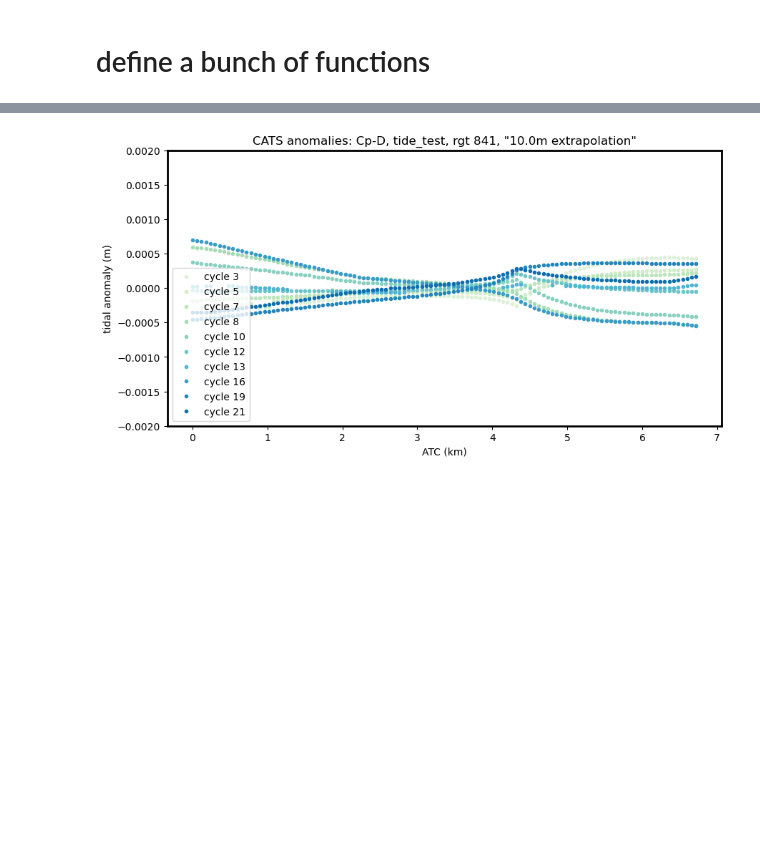
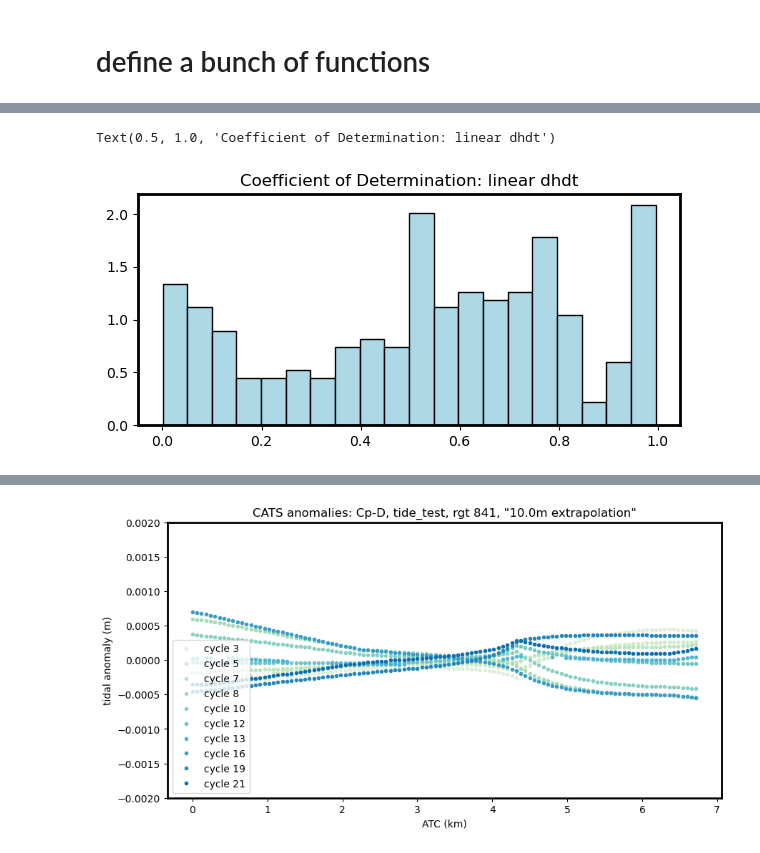
Before and after one commit to chancelorr/pinning-points, a Jupyter notebook: rpt_track_atl11.ipynb, the cells around one changed output, grey strips where cells are left out. Saved outputs shown, nothing was run; the diff lists cells and outputs as text; code cells hidden in the pictures; blank space fills up the shorter version.

```diff
--- a/rpt_track_atl11.ipynb
+++ b/rpt_track_atl11.ipynb
@@ -73,8 +72,8 @@ because NSIDC needs 4326 polygons
 '\n\nTerrible process\nyou have to export polygons as 4326 from QGIS\nThen you can force import them as 4326 and convert to 3031\n\nbecause NSIDC needs 4326 polygons\n'
 # %%
 basin = 'Cp-D'
-region='test'
-an_rgt_dict = {'test': 727, 'totten': 1352, 'chugunov': 537, 'tide_test': 841, 'tide_test_2': 1047}
+region='totten_gl_pp'
+an_rgt_dict = {'test': 727, 'totten': 1352, 'chugunov': 537, 'tide_test': 841, 'tide_test_2': 1047, 'totten_gl_pp': 262, 'totten_gl_sl': 87}
 track = an_rgt_dict[region]
 # %%
 #shape for the subsetting
@@ -524,5 +543,5 @@ Wall time: 6.79 ms
 # %%
 %%time
 datadict, gdf_gts, dfh_all = get_data(track)
-ds = datadict['pt2']
+ds = datadict['pt3']
 # %% [output]
@@ -531,3 +588,16 @@ Wall time: 137 ms
+# %%
+h_ano = ds.h_ano
+h_ano_lin = h_ano.polyfit('cycle_number', deg=1, skipna=True);
+m, b = h_ano_lin.sel(degree=1).polyfit_coefficients, h_ano_lin.sel(degree=0).polyfit_coefficients
+h_plot = m
+h_hat = h_ano.cycle_number*m+b
+r2 = 1-((h_ano - h_hat)**2).sum(dim='cycle_number')/((h_ano - h_ano.mean(dim='cycle_number'))**2).sum(dim='cycle_number')
+fig, ax = plt.subplots(figsize=[7, 3])
+ax.hist(r2, 20, edgecolor='black', color='lightblue', density=True);
+ax.set_title('Coefficient of Determination: linear dhdt')
+# %% [output]
+Text(0.5, 1.0, 'Coefficient of Determination: linear dhdt')
+[figure, added]
 # %%
 %%time
 
```
Also changed, not shown: parts of 15 cells of this notebook.
